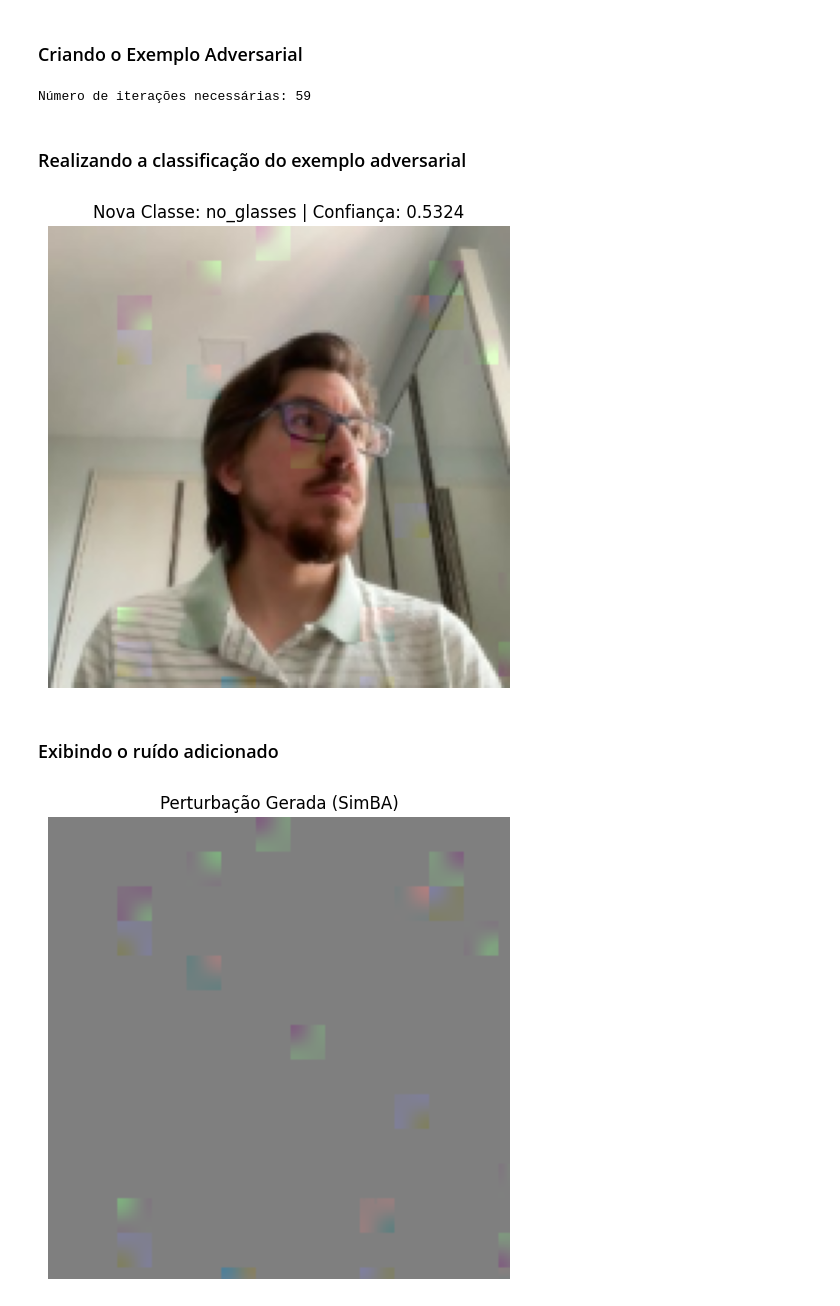
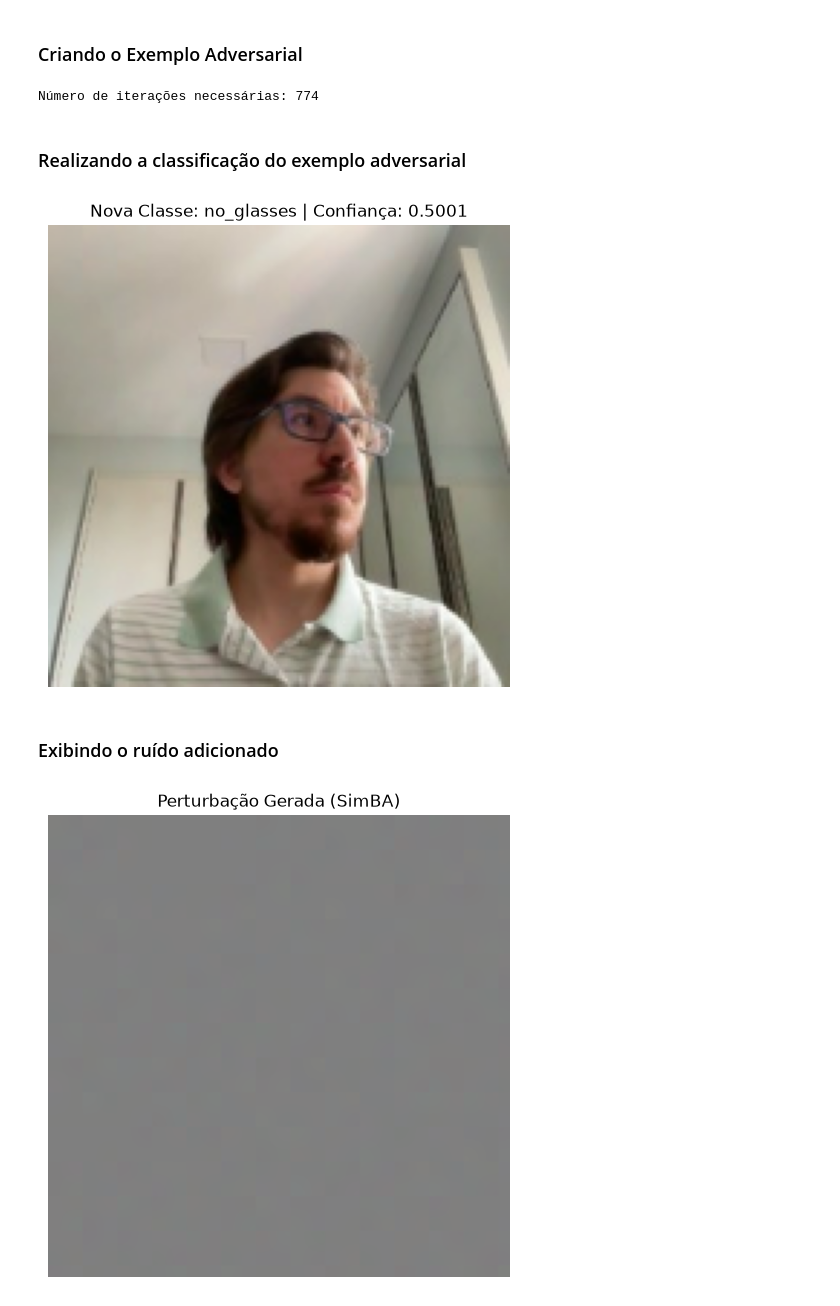
Before and after one commit to marquesgbr/intrusion_detection_studies, a Jupyter notebook: AP6.3 - Ataques adversariais - Black-box.ipynb, the cells around one changed output. Saved outputs shown, nothing was run; the diff lists cells and outputs as text; code cells hidden in the pictures.

```diff
--- a/AP6.3 - Ataques adversariais - Black-box.ipynb
+++ b/AP6.3 - Ataques adversariais - Black-box.ipynb
@@ -535,9 +550,9 @@ Classe 1 -> 0
 # %%
 np.random.seed(19)
 
-EPS_SQATK_2 = 2.5
-N_IT_SQATK_2 = 1000
-INIT_P_SQATK_2 = 0.03
+EPS_SQATK_2 = 1.0
+N_IT_SQATK_2 = 10000
+INIT_P_SQATK_2 = 0.01
 INITIALIZATION_SQATK_2 = True  # Exemplo rápido
 
 x_inputs, y_trues = get_n_inputs(val_ds, desired_class=1, n=1)
@@ -734,25 +777,23 @@ class SimBA:
 # %%
 np.random.seed(19)
 
-EPS_SQATK = 3.5
-N_IT_SQATK = 1000
-INIT_P_SQATK = 0.03
-INITIALIZATION_SQATK = False # Exemplo discreto
-
 x_inputs, y_trues = get_n_inputs(val_ds, desired_class=0, n=1)
 results = []
+
+EPS_SIMBA = 5.4
+N_IT_SIMBA = 1000
 
 # Craft adversarial sample
 for x_input, y_true in zip(x_inputs, y_trues):
     original_image = x_input[0].numpy()
     true_label = y_true[0].numpy()
 
-    attack = SquareAttack(eps=EPS_SQATK, n_iters=N_IT_SQATK, initial_p=INIT_P_SQATK, initialization=INITIALIZATION_SQATK)
-    iters, adv_img, pert = attack.apply(model, original_image, true_label)
+    attack = SimBA(epsilon=EPS_SIMBA, n_iters=N_IT_SIMBA)
+    iters, adv_img, pert = attack.apply(original_image, true_label, model, block_size=12)
     results.append((iters, adv_img, pert))
     print(f"Número de iterações necessárias: {iters}")
 # %% [output]
-Número de iterações necessárias: 59
+Número de iterações necessárias: 774
 # %% [markdown]
 ### Realizando a classificação do exemplo adversarial
 # %%
@@ -776,23 +817,23 @@ plt.title(
 plt.axis('off')
 plt.show()
 # %% [output]
-[figure, old version]
+[figure, new version]
 # %% [markdown]
 ### Exibindo o ruído adicionado
 # %%
 adv_f = adv_img[0].astype('float32')
-org_f = original_image.numpy().astype('float32')
+org_f = original_image.astype('float32')
 
 perturbacao_real = adv_f - org_f
 img_visualizacao = (perturbacao_real / 255.0) + 0.5
 
 vmax = 0.1
 vmin = -vmax
 
 plt.figure(figsize=(6, 6))
 plt.imshow(np.clip(img_visualizacao, 0, 1), cmap='gray', vmin=vmin, vmax=vmax)
 plt.axis('off')
 plt.title("Perturbação Gerada (SimBA)")
 plt.show()
 # %% [output]
-[figure, old version]
+[figure, new version]
```
Also changed, not shown: parts of 10 cells of this notebook.
